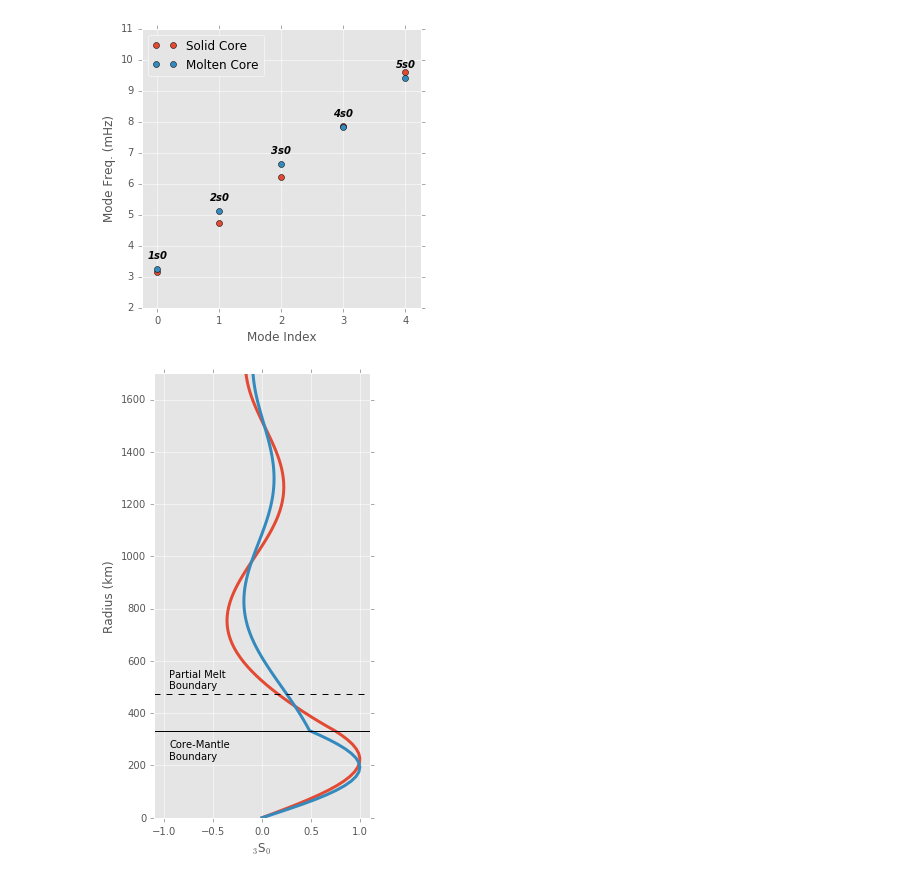
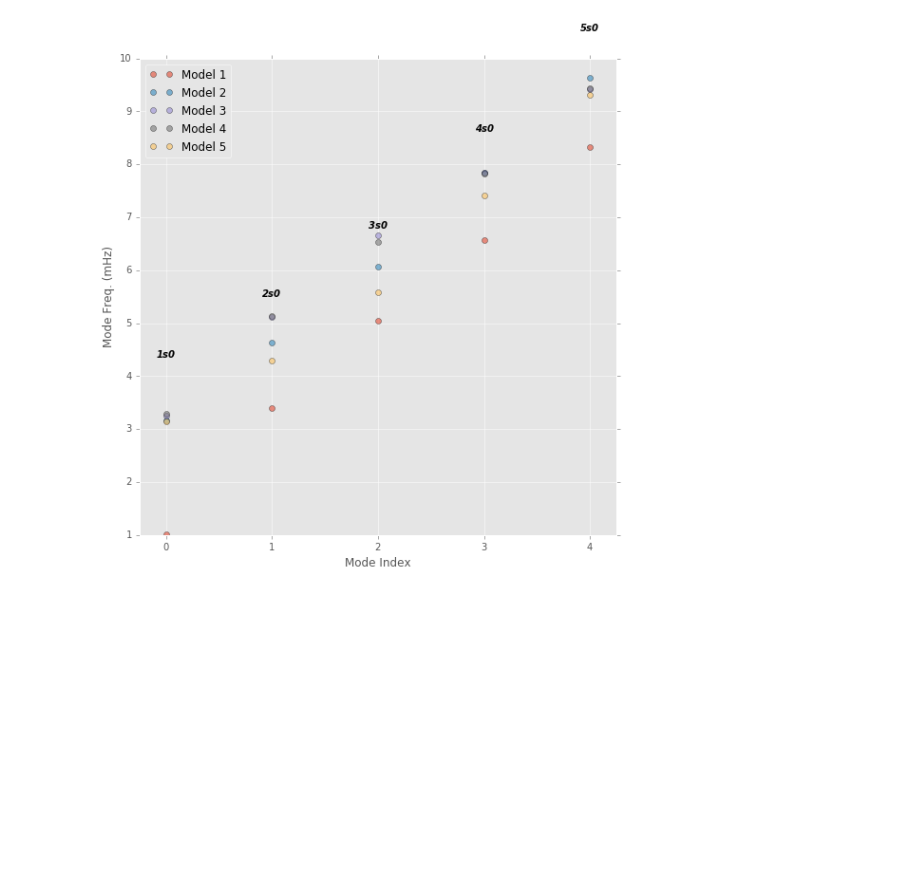
Before and after one commit to nmancinelli/moonbeam, a Jupyter notebook: MINOS/Mode_Comparisons.ipynb, the cells around one changed output. Cells and saved outputs as stored; diff of their text form; code cells hidden in the pictures; blank space fills up the shorter version.

Commit message:
Computations for new models.

```diff
--- a/MINOS/Mode_Comparisons.ipynb
+++ b/MINOS/Mode_Comparisons.ipynb
@@ -4,28 +4,27 @@ names=['l','s','n','w','t']
 # %%
 from matplotlib import pylab as plt
 plt.style.use('ggplot')
 
-fig = plt.figure(1,(5,5))
+fig = plt.figure(1,(9,9))
 
-labels = ['Solid Core','Molten Core']
 
-for ii, each in enumerate(['Model1','Model3']):
+for ii, each in enumerate([1,2,3,4,5]):
 
-    df = pd.read_csv('%s.modes' % each, delim_whitespace=True,names=names)
+    df = pd.read_csv('sharp/Model%swDiscontinuities.modes' % each, delim_whitespace=True, names=names)
 
-    plt.plot(df.w,'o',label=labels[ii])
+    plt.plot(df.w,'o', alpha=0.6, label='Model %d' % each)
 
 for ii, row in df.iterrows():
     #print(row)
     string = str(row.l) + str(row.s) + str(row.n)
-    plt.text(ii, df.w.tolist()[ii]+0.33, string, style='italic', fontweight='bold', ha='center')
+    plt.text(ii, df.w.tolist()[ii]+1.2, string, style='italic', fontweight='bold', ha='center')
 
 plt.legend(fancybox=True, loc='best')
 plt.ylabel('Mode Freq. (mHz)')
 plt.xlabel('Mode Index')
 plt.xlim(-0.25,4.25)
-plt.ylim(2,11)
+#plt.ylim(2,11)
 plt.show()
 #plt.savefig('mode_plot.png')
 # %% [output]
-[figure, old version]
+[figure, new version]
@@ -39,24 +30,0 @@ def read_eigen_file(fname):
-# %%
-df1= read_eigen_file('Eigen_R_Model1_ASC_S.0000003.0000000.ASC')
-df2= read_eigen_file('Eigen_R_Model3_ASC_S.0000003.0000000.ASC')
-
-figure = plt.figure(1,(4,7))
-
-lw=3
-plt.plot(df1.Eigen, df1.Radius ,lw=lw)
-plt.plot(df2.Eigen, df2.Radius,lw=lw)
-
-plt.ylabel('Radius (km)')
-plt.xlabel('$_3$S$_0$')
-
-plt.xlim(-1.1,1.1)
-plt.ylim(0,1700)
-plt.axhline(333,color='black')
-plt.axhline(474,linestyle='--',color='black')
-plt.text(-0.95,225,'Core-Mantle\nBoundary')
-plt.text(-0.95,495,'Partial Melt\nBoundary')
-plt.tight_layout()
-plt.savefig('eigenfuns.png')
-plt.show()
-# %% [output]
-[figure, removed]
```
Also changed, not shown: parts of 3 cells of this notebook, 19 other files.
